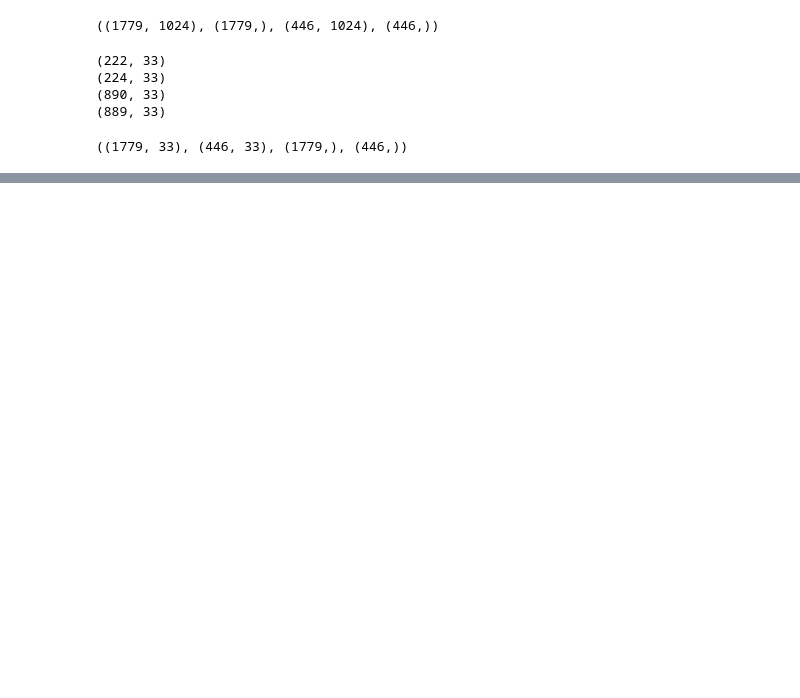
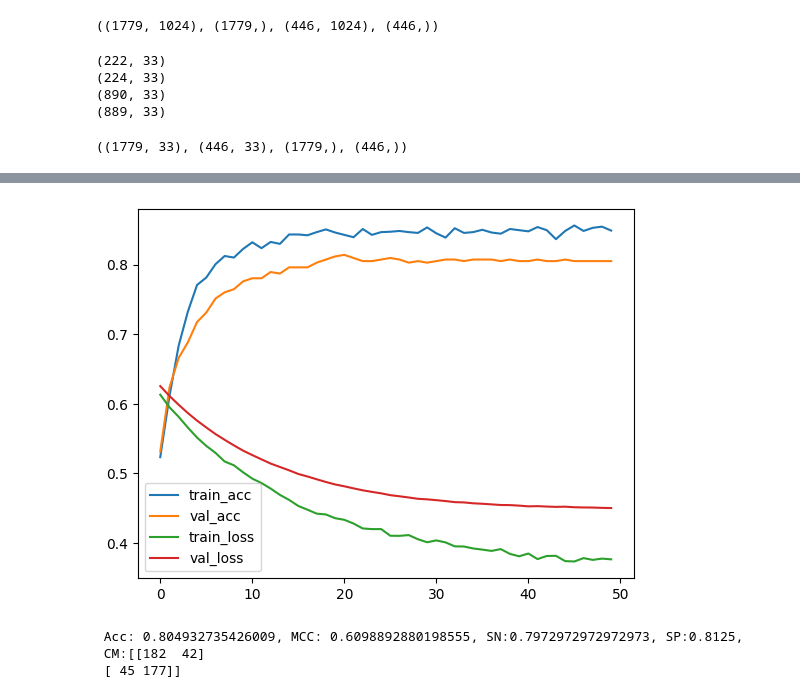
Before and after one commit to anuprulez/transformer_dephosphorylation, a Jupyter notebook: notebooks/train_prot_t5_ffn.ipynb, the cells around one changed output, grey strips where cells are left out. Saved outputs shown, nothing was run; the diff lists cells and outputs as text; code cells hidden in the pictures; blank space fills up the shorter version.

```diff
--- a/notebooks/train_prot_t5_ffn.ipynb
+++ b/notebooks/train_prot_t5_ffn.ipynb
@@ -322,0 +443,21 @@ Epoch 10/10
+# %%
+y_pred = stacked_model.predict([X_test_CNN, X_test_full_ST_embedding]).reshape(test_ST_labels.shape[0],)
+y_pred = (y_pred > 0.5)
+y_pred = [int(i) for i in y_pred]
+test_ST_labels = np.array(test_ST_labels)
+y_pred = np.array(y_pred)
+
+cm = confusion_matrix(test_ST_labels, y_pred)
+mcc = matthews_corrcoef(test_ST_labels, y_pred)
+acc = accuracy_score(test_ST_labels, y_pred)
+
+sn = cm[1][1]/(cm[1][1]+cm[1][0])
+sp = cm[0][0]/(cm[0][0]+cm[0][1])
+
+plot(st_history)
+print("\n Acc: %s, MCC: %s, SN:%s, SP:%s, \n CM:%s" %(str(acc), str(mcc), str(sn), str(sp), cm))
+# %% [output]
+[figure, added]
+ Acc: 0.804932735426009, MCC: 0.6098892880198555, SN:0.7972972972972973, SP:0.8125,
+ CM:[[182  42]
+ [ 45 177]]
```
Also changed, not shown: parts of 4 cells of this notebook.
